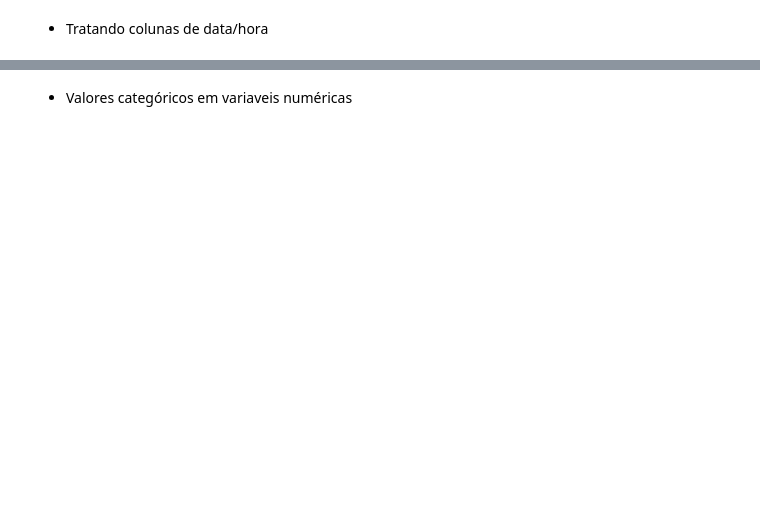
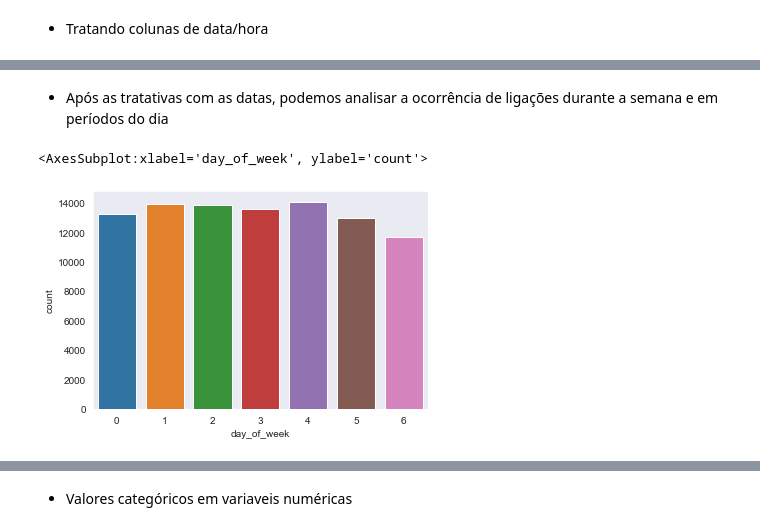
Before and after one commit to synara/kdd, a Jupyter notebook: Prova.ipynb, the cells around one changed output, grey strips where cells are left out. Cells and saved outputs as stored; diff of their text form; code cells hidden in the pictures; blank space fills up the shorter version.

```diff
--- a/Prova.ipynb
+++ b/Prova.ipynb
@@ -255,0 +263,7 @@ df.head()
+# %% [markdown]
+- Após as tratativas com as datas, podemos analisar a ocorrência de ligações durante a semana e em períodos do dia
+# %%
+sns.countplot(x="day_of_week", data=df)
+# %% [output]
+<AxesSubplot:xlabel='day_of_week', ylabel='count'>
+[figure, added]
```
Also changed, not shown: parts of 49 cells of this notebook.
